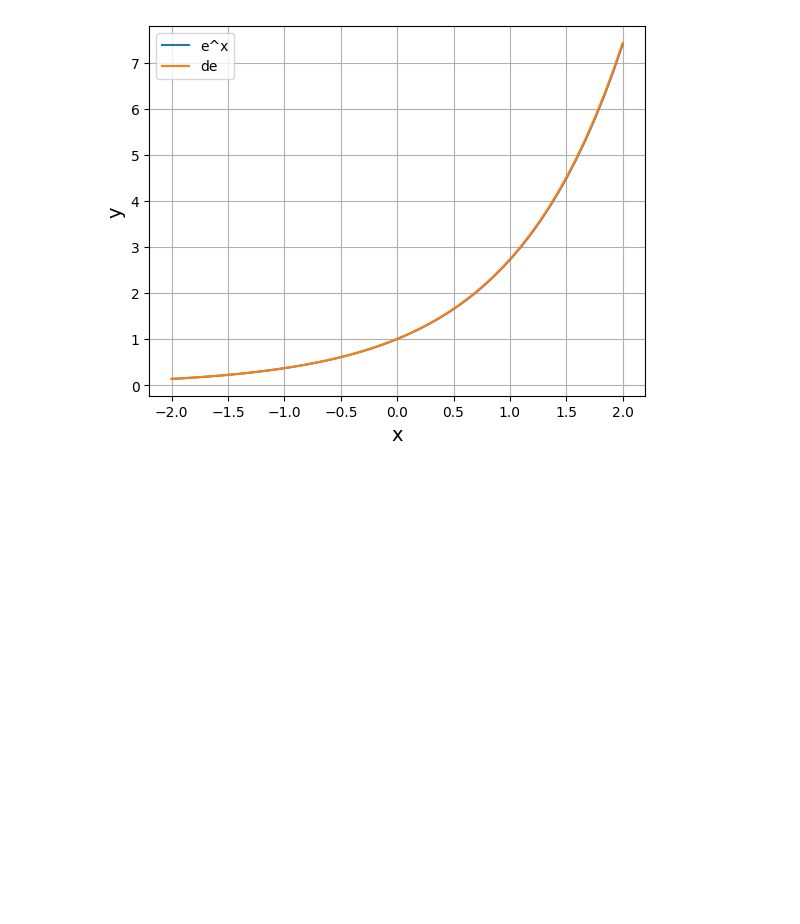
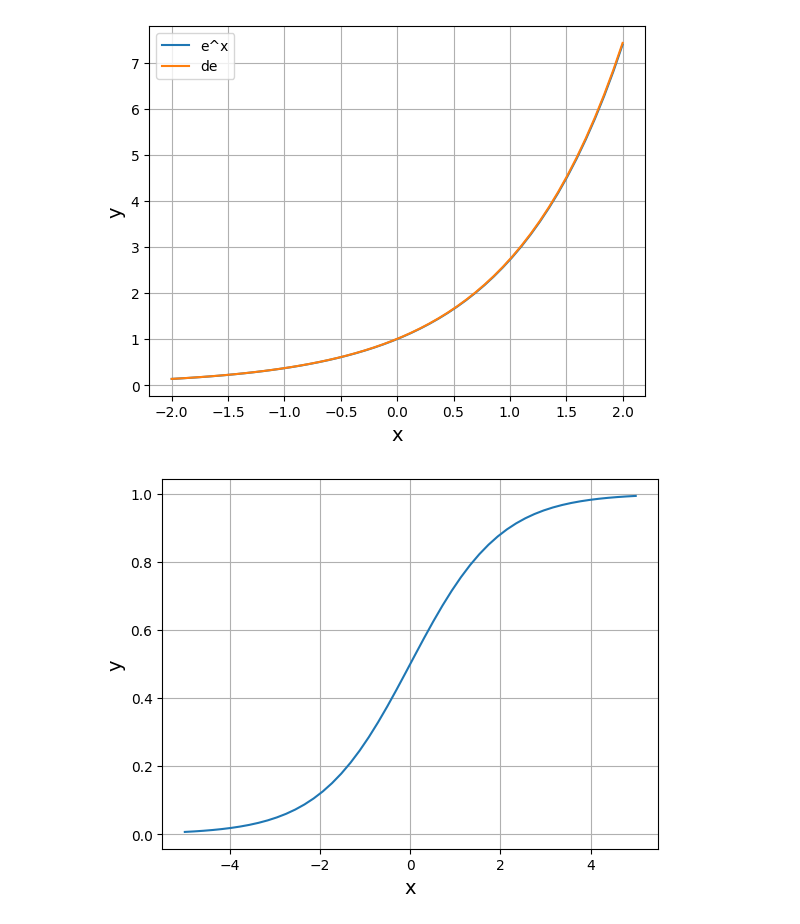
Before and after one commit to yuji-sniper/python-ai, a Jupyter notebook: src/numpy-lesson.ipynb, the cells around one changed output. Saved outputs shown, nothing was run; the diff lists cells and outputs as text; code cells hidden in the pictures; blank space fills up the shorter version.

Commit message:
シグモイド関数の描画

```diff
--- a/src/numpy-lesson.ipynb
+++ b/src/numpy-lesson.ipynb
@@ -138,3 +138,25 @@ plt.show()
 # y=e^xの傾きはe^xとほぼ同じになる！！！
 # %% [output]
 [figure]
+# %%
+# シグモイド関数
+
+import numpy as np
+import matplotlib.pyplot as plt
+
+e = np.e # ネイピア数
+
+def sigmoid(x):
+    return 1 / (1 + e**(-x))
+
+x = np.linspace(-5, 5)
+y = sigmoid(x)
+
+plt.plot(x, y)
+
+plt.xlabel("x", size=14)
+plt.ylabel("y", size=14)
+plt.grid()
+plt.show()
+# %% [output]
+[figure, added]
```
